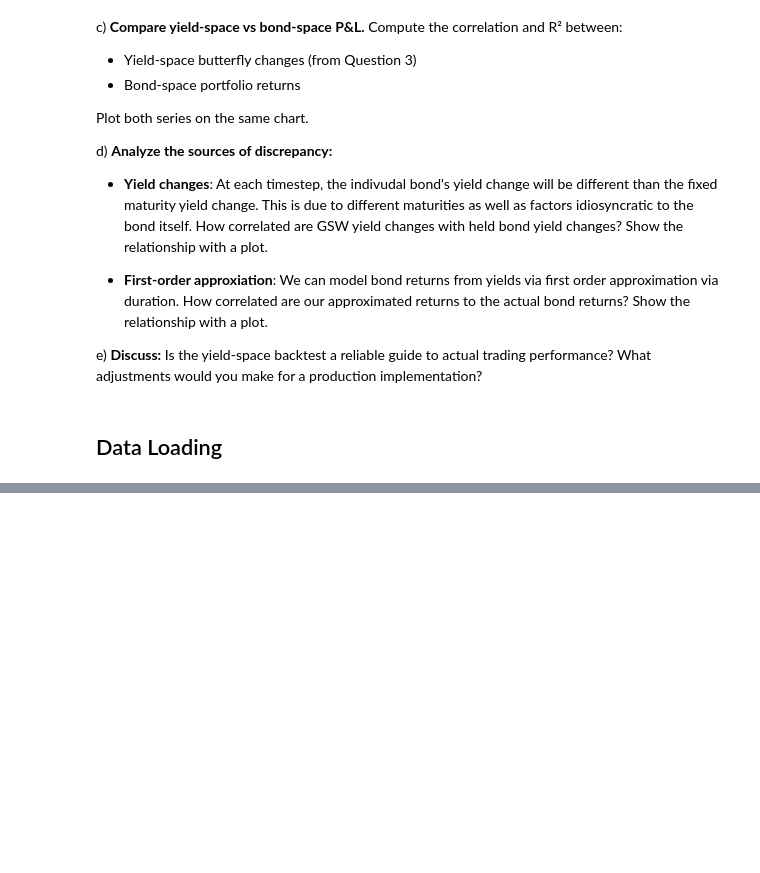
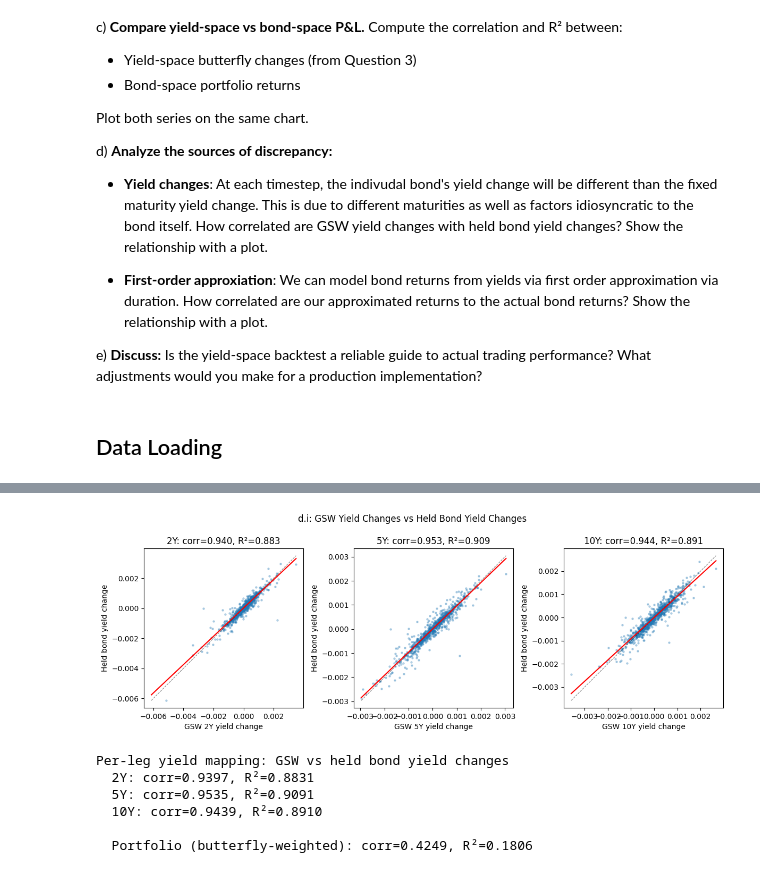
Before and after one commit to y3y-tech/Fixed_Income_Butterfly_Trades, a Jupyter notebook: Question_5.ipynb, the cells around one changed output, grey strips where cells are left out. Cells and saved outputs as stored; diff of their text form; code cells hidden in the pictures; blank space fills up the shorter version.

```diff
--- a/Question_5.ipynb
+++ b/Question_5.ipynb
@@ -199,0 +376,47 @@ def build_roll_schedule(panel, target_maturities, freq='MS', method='closest_ttm
+# %%
+gsw_dy = yields_diff_overlap / YIELD_SCALE
+gsw_dy.columns = [f"{t}_gsw_dy" for t in target_mats]
+
+yield_compare = bond_returns[[f"{t}_dytm" for t in target_mats]].join(gsw_dy, how="inner")
+# %%
+fig, axes = plt.subplots(1, 3, figsize=(12, 4))
+labels = {2: "2Y", 5: "5Y", 10: "10Y"}
+
+for i, t in enumerate(target_mats):
+    x = yield_compare[f"{t}_gsw_dy"]
+    y = yield_compare[f"{t}_dytm"]
+    r = x.corr(y)
+
+    axes[i].scatter(x, y, alpha=0.3, s=5)
+    lims = [min(x.min(), y.min()), max(x.max(), y.max())]
+    axes[i].plot(lims, lims, "k--", lw=0.8, alpha=0.5)
+    slope_i, int_i = np.polyfit(x, y, 1)
+    axes[i].plot(lims, np.polyval([slope_i, int_i], lims), "r-", lw=1.5)
+    axes[i].set_xlabel(f"GSW {labels[t]} yield change")
+    axes[i].set_ylabel("Held bond yield change")
+    axes[i].set_title(f"{labels[t]}: corr={r:.3f}, R²={r**2:.3f}")
+    axes[i].set_aspect("equal")
+
+plt.suptitle("d.i: GSW Yield Changes vs Held Bond Yield Changes", y=1.02)
+plt.tight_layout()
+plt.show()
+# %% [output]
+[figure, added]
+# %%
+print("Per-leg yield mapping: GSW vs held bond yield changes")
+for t in target_mats:
+    x, y = yield_compare[f"{t}_gsw_dy"], yield_compare[f"{t}_dytm"]
+    r = x.corr(y)
+    print(f"  {labels[t]}: corr={r:.4f}, R²={r**2:.4f}")
+
+bond_dy_w = yield_compare[[f"{t}_dytm" for t in target_mats]].values @ weights
+gsw_dy_w = yield_compare[[f"{t}_gsw_dy" for t in target_mats]].values @ weights
+r_port = np.corrcoef(bond_dy_w, gsw_dy_w)[0, 1]
+print(f"\n  Portfolio (butterfly-weighted): corr={r_port:.4f}, R²={r_port**2:.4f}")
+# %% [output]
+Per-leg yield mapping: GSW vs held bond yield changes
+  2Y: corr=0.9397, R²=0.8831
+  5Y: corr=0.9535, R²=0.9091
+  10Y: corr=0.9439, R²=0.8910
+
+  Portfolio (butterfly-weighted): corr=0.4249, R²=0.1806
```
Also changed, not shown: parts of 26 cells of this notebook, 2 other files.
